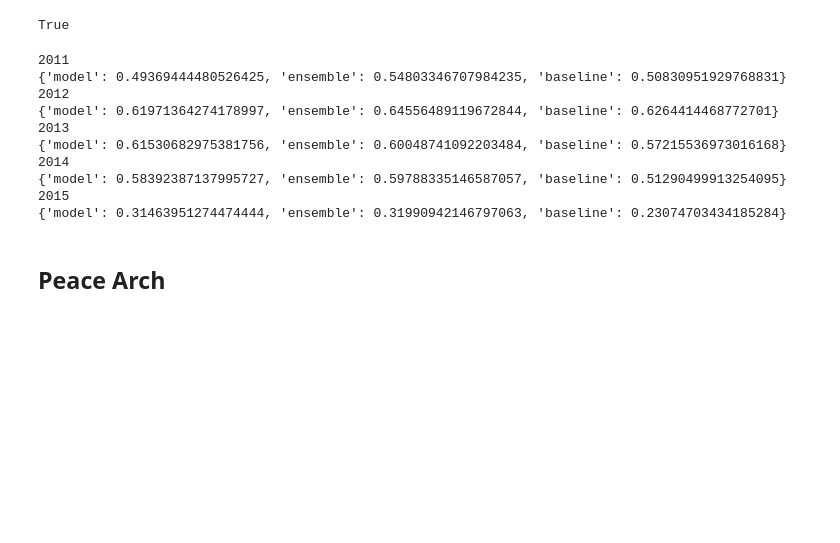
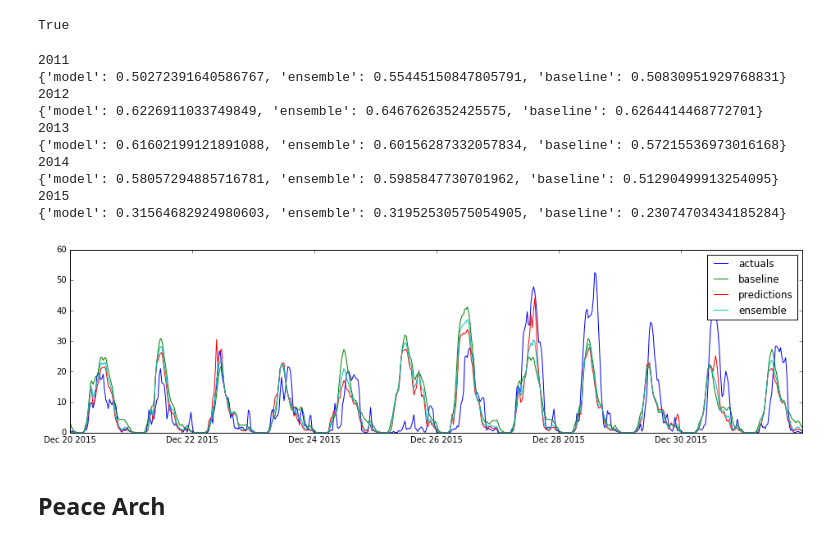
Before and after one commit to jngseattle/BorderCrossing, a Jupyter notebook: code/Model-v2.1-compare_crossings_years.ipynb, the cells around one changed output. Drawn from its saved outputs; the diff is of its cells as text; code cells hidden in the pictures; blank space fills up the shorter version.

Commit message:
Incorporate run_Incremental

```diff
--- a/code/Model-v2.1-compare_crossings_years.ipynb
+++ b/code/Model-v2.1-compare_crossings_years.ipynb
@@ -39,21 +39,10 @@ importing select_features,select_mungedata_simple,select_mungedata from BorderQu
 importing ExtraTreesRegressor from sklearn.ensemble on engine(s)
 importing GridSearchCV from sklearn.grid_search on engine(s)
 # %%
-from BorderModel import IncrementalModel
+from BorderModel import IncrementalModel, run_Incremental
 with dview.sync_imports():
-    from BorderModel import IncrementalModel
-
-def model_xing(model, xing, munger_id, train_start, train_end, test_start, test_end):
-    df_train = select_mungedata(munger_id, xing, train_start, train_end)
-    X_test = select_features(test_start, test_end)
-    actual = select_mungedata_simple(munger_id, xing, test_start, test_end)
-
-    grid = GridSearchCV(model, {})
-    im = IncrementalModel(df_train, grid, categoricals=['event'])
-    im.set_actual(actual.waittime)
-    im.predict(X_test)
-
-    return im
+    from BorderModel import IncrementalModel, run_Incremental
+import random
 
 def create_train_test(year, train_length=2):
     '''
@@ -73,7 +62,7 @@ def compare_years_parallel(model, xing, munger_id, years):
         cpu = random.randint(0, 31)
         train_start, train_end, test_start, test_end = create_train_test(year, 2)
 
-        prlist[year] = rc[cpu].apply_async(model_xing, model, xing, munger_id,
+        prlist[year] = rc[cpu].apply_async(run_Incremental, model, munger_id, xing,
                                            train_start, train_end,
                                            test_start, test_end)
 
@@ -83,3 +72,16 @@ importing IncrementalModel from BorderModel on engine(s)
+# %%
+def model_plot(model, start, end):
+    plt.figure(figsize=(16,4))
+    baseline = model.baseline()
+    ensemble = model.ensemble()
+    actuals = model.actual
+    yhat = model.y_predict
+
+    plt.plot(actuals[(actuals.index.date>=start) & (actuals.index.date<end)], label='actuals')
+    plt.plot(baseline[(baseline.index.date>=start) & (baseline.index.date<end)], label='baseline')
+    plt.plot(yhat[(yhat.index.date>=start) & (yhat.index.date<end)], label='predictions')
+    plt.plot(ensemble[(ensemble.index.date>=start) & (ensemble.index.date<end)], label='ensemble')
+    plt.legend();
 # %% [markdown]
 ## Pacific Crossing
 # %% [markdown]
@@ -125,15 +127,19 @@ for year in range(2011, 2016):
     print model5[year].score()
 # %% [output]
 2011
-{'model': 0.49369444480526425, 'ensemble': 0.54803346707984235, 'baseline': 0.50830951929768831}
+{'model': 0.50272391640586767, 'ensemble': 0.55445150847805791, 'baseline': 0.50830951929768831}
 2012
-{'model': 0.61971364274178997, 'ensemble': 0.64556489119672844, 'baseline': 0.6264414468772701}
+{'model': 0.6226911033749849, 'ensemble': 0.6467626352425575, 'baseline': 0.6264414468772701}
 2013
-{'model': 0.61530682975381756, 'ensemble': 0.60048741092203484, 'baseline': 0.57215536973016168}
+{'model': 0.61602199121891088, 'ensemble': 0.60156287332057834, 'baseline': 0.57215536973016168}
 2014
-{'model': 0.58392387137995727, 'ensemble': 0.59788335146587057, 'baseline': 0.51290499913254095}
+{'model': 0.58057294885716781, 'ensemble': 0.5985847730701962, 'baseline': 0.51290499913254095}
 2015
-{'model': 0.31463951274474444, 'ensemble': 0.31990942146797063, 'baseline': 0.23074703434185284}
+{'model': 0.31564682924980603, 'ensemble': 0.31952530575054905, 'baseline': 0.23074703434185284}
+# %%
+model_plot(model5[2015], dt.date(2015, 12, 20), dt.date(2016, 1, 2))
+# %% [output]
+[figure, added]
 # %% [markdown]
 ## Peace Arch
 # %% [markdown]
```
Also changed, not shown: parts of 17 cells of this notebook.
